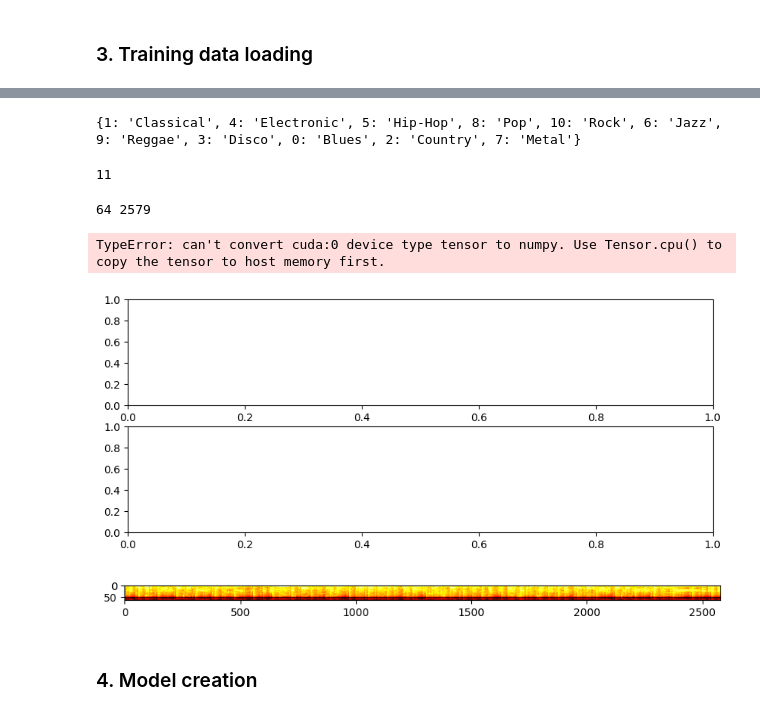
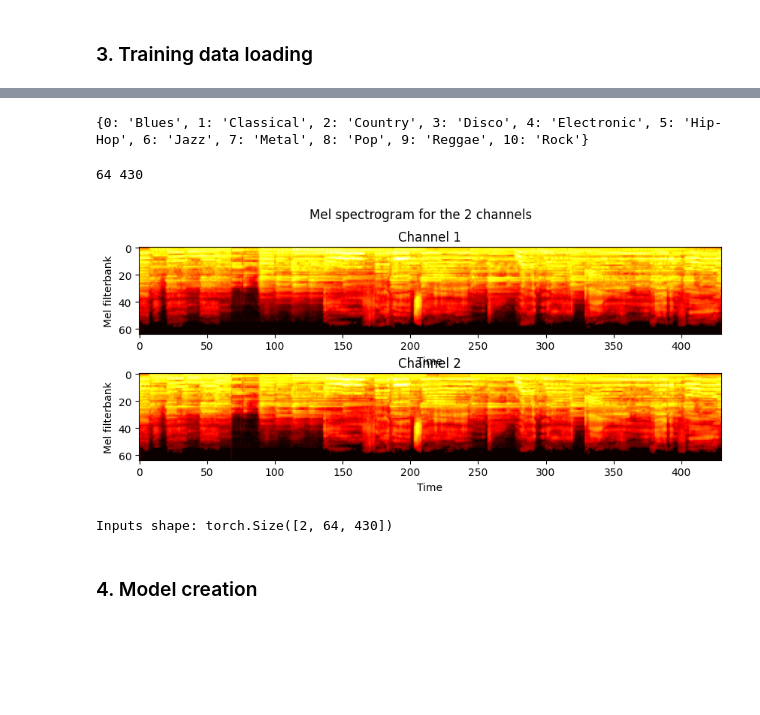
Before and after one commit to MSE-PI/MLodImage, a Jupyter notebook: code/notebooks/style_detector/cnn_mel_spectogram.ipynb, the cells around one changed output, grey strips where cells are left out. Saved outputs shown, nothing was run; the diff lists cells and outputs as text; code cells hidden in the pictures; blank space fills up the shorter version.

Commit message:
Update notebooks for genre-detection model, clean data one more time

```diff
--- a/code/notebooks/style_detector/cnn_mel_spectogram.ipynb
+++ b/code/notebooks/style_detector/cnn_mel_spectogram.ipynb
@@ -30,3 +45,19 @@ DATA_DIR = os.path.join(MODEL_DIR, 'data')
+# %%
+# WandB logger
+wandb_logger = WandbLogger(project='genre-detection-tuning', entity='mlodimage', log_model="all")
+
+# CONFIG
+wandb_logger.experiment.config.update({
+    'audio_duration': 10000, # in ms
+    'sample_rate': 44100,
+    'n_channels': 2,
+    'time_shift': 0.2, # in percentage
+    'batch_size': 32,
+    'lr': 0.001,
+    'max_epochs': 100,
+})
+
+config = wandb_logger.experiment.config
 # %% [markdown]
 ### 2. Data pre-processing
 # %%
@@ -155,0 +191,8 @@ fma_df.head()
+# %%
+# DATA AND METADATA
+AUDIO_DIR = os.path.join(DATA_DIR, 'raw', 'audio')
+train_df = pd.read_csv(os.path.join(DATA_DIR, 'prepared', 'train_genres.csv'))
+config.update({
+    'n_classes': len(train_df['genre_id'].unique())
+})
+train_df.head()
@@ -156,18 +206,9 @@ fma_df.head()
 # %%
 # create a map of the genre_id to genre_label
-id_to_label = fma_df.set_index('genre_id')['genre_label'].to_dict()
+id_to_label = train_df.set_index('genre_id')['genre_label'].to_dict()
 print(id_to_label)
 # %% [output]
-{1: 'Classical', 4: 'Electronic', 5: 'Hip-Hop', 8: 'Pop', 10: 'Rock', 6: 'Jazz', 9: 'Reggae', 3: 'Disco', 0: 'Blues', 2: 'Country', 7: 'Metal'}
+{0: 'Blues', 1: 'Classical', 2: 'Country', 3: 'Disco', 4: 'Electronic', 5: 'Hip-Hop', 6: 'Jazz', 7: 'Metal', 8: 'Pop', 9: 'Reggae', 10: 'Rock'}
-# %%
-AUDIO_DURATION = 30000 # equals 30 seconds
-SAMPLE_RATE = 44100
-N_CHANNELS = 2
-BATCH_SIZE = 32
-NB_CLASSES = fma_df['genre_id'].nunique()
-print(NB_CLASSES)
-# %% [output]
-11
 # %%
 class GenreDataset(Dataset):
     """
@@ -206,61 +247,48 @@ class GenreDataset(Dataset):
 
         # load the audio file and apply the preprocessing
         audio = AudioUtil.open(audio_file_path)
-        audio = AudioUtil.rechannel(audio, N_CHANNELS)
-        audio = AudioUtil.resample(audio, SAMPLE_RATE)
-        audio = AudioUtil.pad_truncate(audio, AUDIO_DURATION)
+        audio = AudioUtil.rechannel(audio, config['n_channels'])
+        audio = AudioUtil.resample(audio, config['sample_rate'])
+        audio = AudioUtil.pad_truncate(audio, config['audio_duration'])
+        audio = AudioUtil.time_shift(audio, config['time_shift'])
         mel_spectrogram = AudioUtil.mel_spectrogram(audio)
 
         return (mel_spectrogram, genre_id)
 # %%
-full_dataset = GenreDataset(fma_df, os.path.join(FMA_DIR, 'fma_reduced'))
+full_dataset = GenreDataset(train_df, AUDIO_DIR)
 
 # random split
 nb_samples = len(full_dataset)
 nb_train_samples = int(nb_samples * 0.8)
 nb_val_samples = nb_samples - nb_train_samples
 train_dataset, val_dataset = random_split(full_dataset, [nb_train_samples, nb_val_samples])
 
 # create the data loaders
-train_loader = DataLoader(train_dataset, batch_size=BATCH_SIZE, shuffle=True, num_workers=10)
-val_loader = DataLoader(val_dataset, batch_size=BATCH_SIZE, shuffle=False,  num_workers=10)
+train_loader = DataLoader(train_dataset, batch_size=config['batch_size'], shuffle=True, num_workers=10, drop_last=True)
+val_loader = DataLoader(val_dataset, batch_size=1, shuffle=False,  num_workers=10)
 
 # get first batch
-batch = next(iter(train_loader))
+batch = next(iter(val_loader))
 
 mel_spectrogram = batch[0][0]
 # print shape of the mel spectrogram
 INPUT_HEIGHT = mel_spectrogram.shape[1]
 INPUT_WIDTH = mel_spectrogram.shape[2]
 print(INPUT_HEIGHT, INPUT_WIDTH)
 # plot the spectrograms according to nb of channels
-fig, axs = plt.subplots(N_CHANNELS, 1, figsize=(10, 4))
-for c in range(N_CHANNELS):
+fig, axs = plt.subplots(config['n_channels'], 1, figsize=(10, 4))
+for c in range(config['n_channels']):
     axs[c].imshow(mel_spectrogram[c,:,:].numpy(), cmap='hot')
     axs[c].set_title('Channel {}'.format(c+1))
     axs[c].set_xlabel('Time')
     axs[c].set_ylabel('Mel filterbank')
 fig.suptitle('Mel spectrogram for the 2 channels')
 plt.show()
 
 print("Inputs shape: {}".format(mel_spectrogram.shape))
 # %% [output]
-64 2579
+64 430
+[figure, new version]
-TypeError: can't convert cuda:0 device type tensor to numpy. Use Tensor.cpu() to copy the tensor to host memory first.
+Inputs shape: torch.Size([2, 64, 430])
-[figure, old version]
-# %%
-gtzan_dataset = GenreDataset(gtzan_df, os.path.join(GTZAN_DIR, 'genres_original_all'))
-
-test_loader = DataLoader(gtzan_dataset, batch_size=BATCH_SIZE, shuffle=False)
-
-# get first batch
-batch = next(iter(test_loader))
-
-mel_spectrogram = batch[0][0]
-plt.figure(figsize=(10, 4))
-plt.imshow(mel_spectrogram[0].numpy(), cmap='hot', interpolation='nearest')
-plt.show()
-# %% [output]
-[figure, removed]
 # %% [markdown]
 ### 4. Model creation
```
Also changed, not shown: parts of 13 cells of this notebook, 3 other files.
